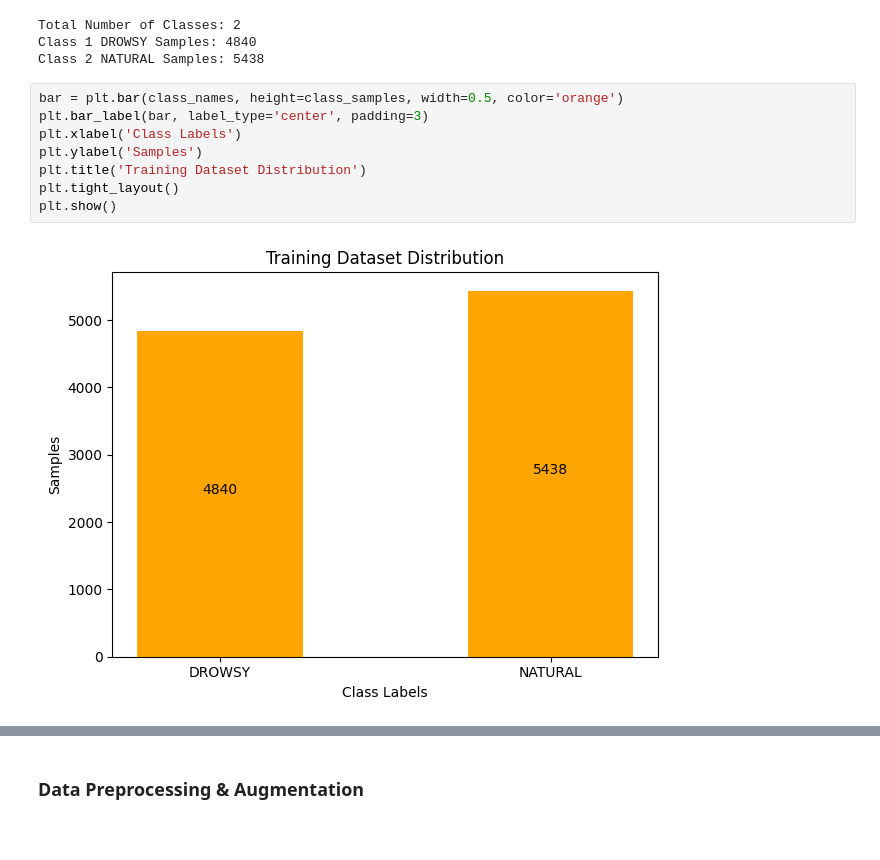
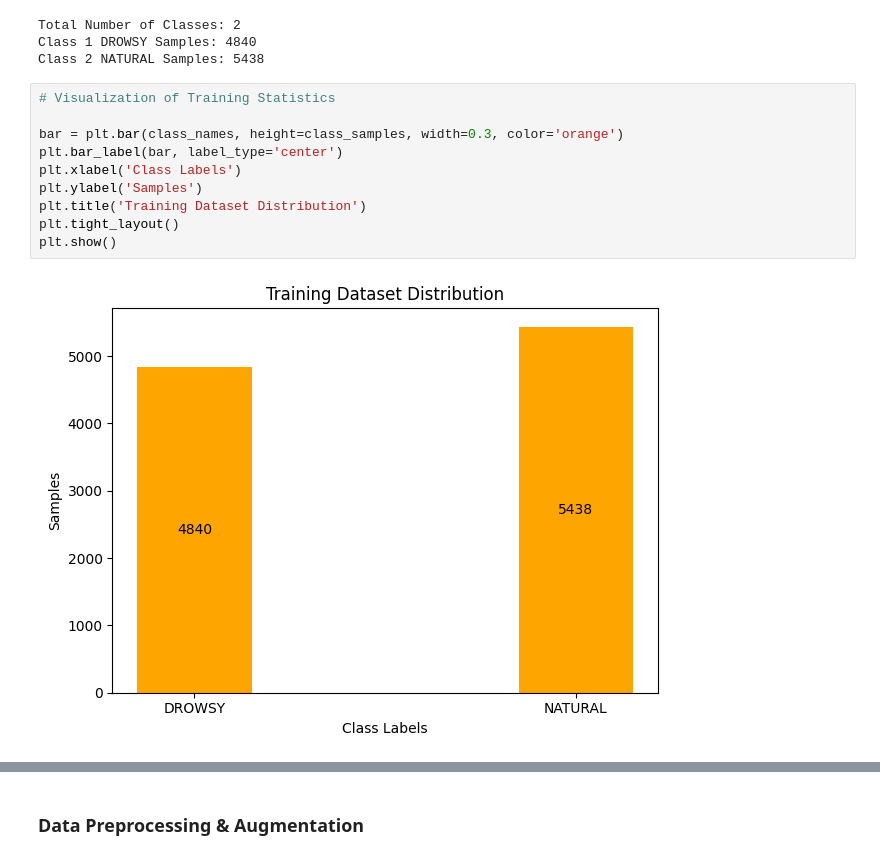
Before and after one commit to mirzaabubakar-mughal/Deep-Learning-Term-Project, a Jupyter notebook: notebook.ipynb, the cells around one changed output, grey strips where cells are left out. Cells and saved outputs as stored; diff of their text form.

```diff
--- a/notebook.ipynb
+++ b/notebook.ipynb
@@ -55,13 +59,15 @@ Total Number of Classes: 2
 Class 1 DROWSY Samples: 4840
 Class 2 NATURAL Samples: 5438
 # %%
-bar = plt.bar(class_names, height=class_samples, width=0.5, color='orange')
-plt.bar_label(bar, label_type='center', padding=3)
+# Visualization of Training Statistics
+
+bar = plt.bar(class_names, height=class_samples, width=0.3, color='orange')
+plt.bar_label(bar, label_type='center')
 plt.xlabel('Class Labels')
 plt.ylabel('Samples')
 plt.title('Training Dataset Distribution')
 plt.tight_layout()
 plt.show()
 # %% [output]
-[figure, old version]
+[figure, new version]
 # %%
```
Also changed, not shown: parts of 23 cells of this notebook.
